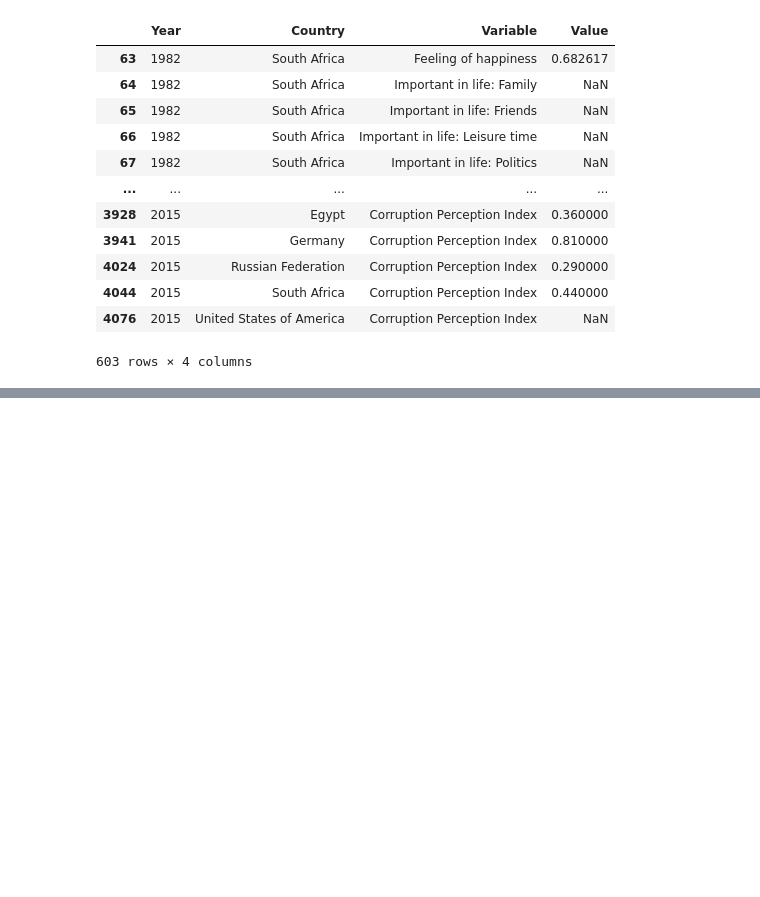
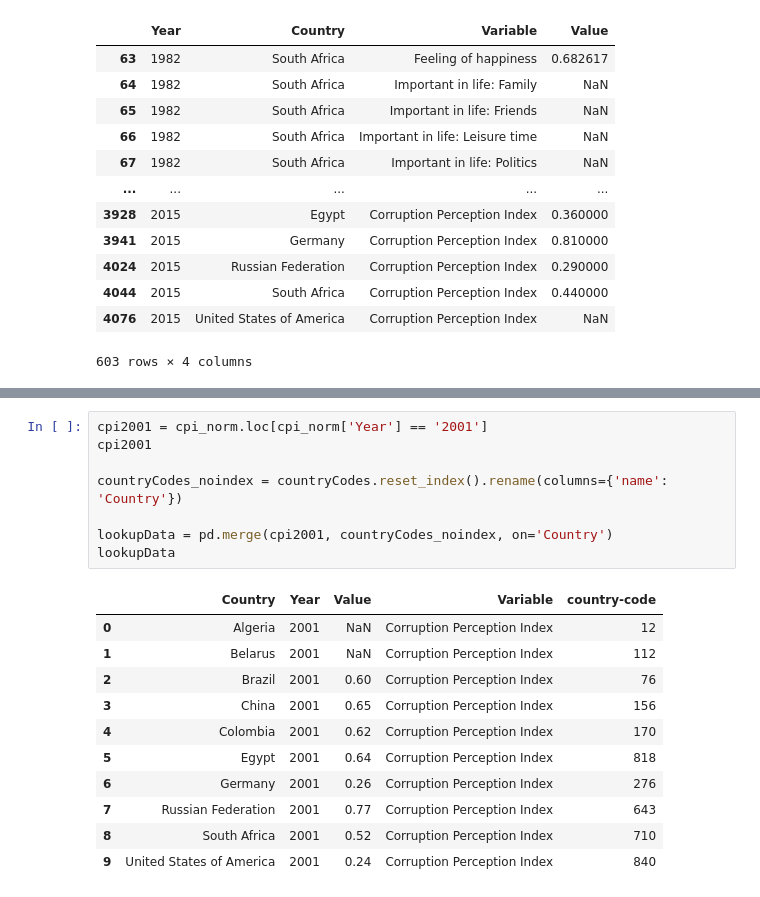
Before and after one commit to AlessiaBa/umr-data-integration-project, a Jupyter notebook: 2_integration/milestone2.ipynb, the cells around one changed output, grey strips where cells are left out. Saved outputs shown, nothing was run; the diff lists cells and outputs as text; blank space fills up the shorter version.

```diff
--- a/2_integration/milestone2.ipynb
+++ b/2_integration/milestone2.ipynb
@@ -310,6 +311,26 @@ alt.Chart(wvsSummaryCC).mark_line().encode(
 # https://stackoverflow.com/questions/53287928/tooltips-in-altair-line-charts
 # %% [output]
 [interactive output not drawn]
+# %%
+cpi2001 = cpi_norm.loc[cpi_norm['Year'] == '2001']
+cpi2001
+
+countryCodes_noindex = countryCodes.reset_index().rename(columns={'name': 'Country'})
+
+lookupData = pd.merge(cpi2001, countryCodes_noindex, on='Country')
+lookupData
+# %% [output]
+|  | Country | Year | Value | Variable | country-code |
+| 0 | Algeria | 2001 | NaN | Corruption Perception Index | 12 |
+| 1 | Belarus | 2001 | NaN | Corruption Perception Index | 112 |
+| 2 | Brazil | 2001 | 0.60 | Corruption Perception Index | 76 |
+| 3 | China | 2001 | 0.65 | Corruption Perception Index | 156 |
+| 4 | Colombia | 2001 | 0.62 | Corruption Perception Index | 170 |
+| 5 | Egypt | 2001 | 0.64 | Corruption Perception Index | 818 |
+| 6 | Germany | 2001 | 0.26 | Corruption Perception Index | 276 |
+| 7 | Russian Federation | 2001 | 0.77 | Corruption Perception Index | 643 |
+| 8 | South Africa | 2001 | 0.52 | Corruption Perception Index | 710 |
+| 9 | United States of America | 2001 | 0.24 | Corruption Perception Index | 840 |
 # %%
 # TODO how do we feed CPI values into this?
 # https://altair-viz.github.io/gallery/choropleth.html
```
Also changed, not shown: parts of 3 cells of this notebook.
